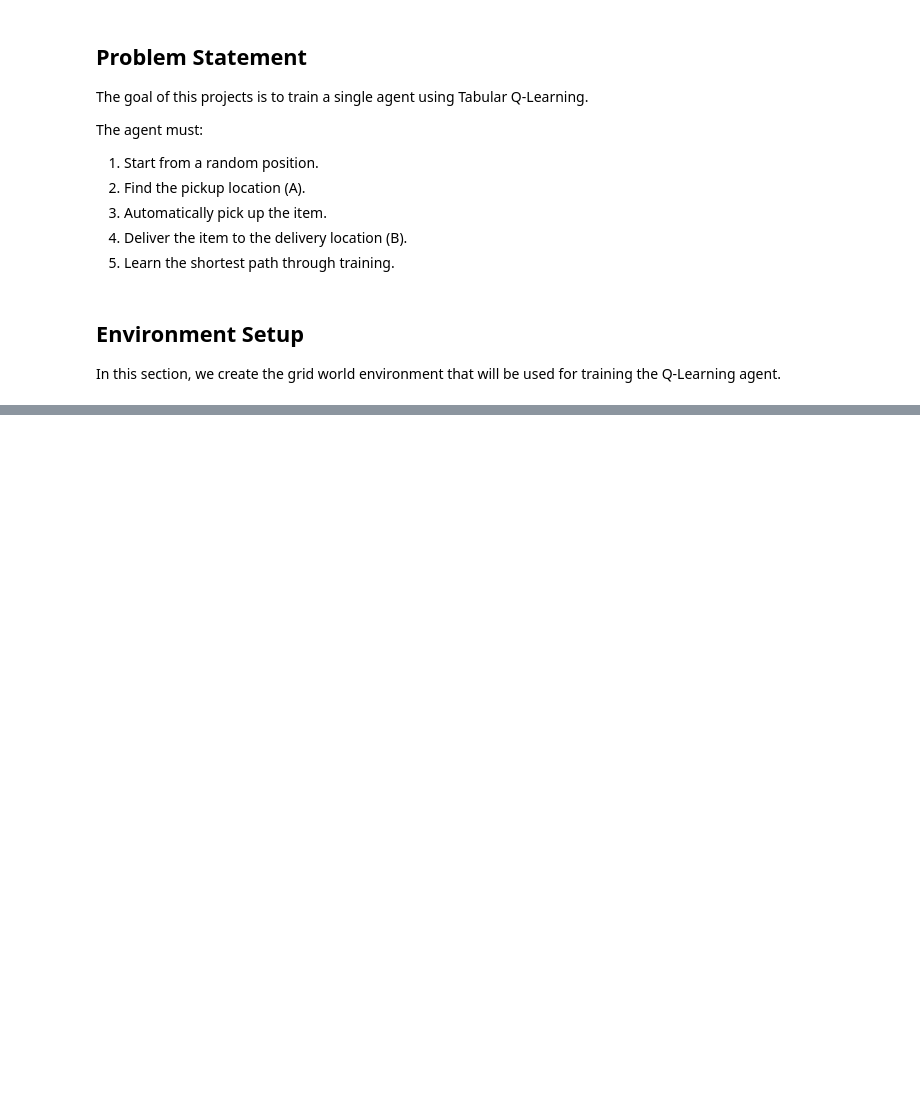
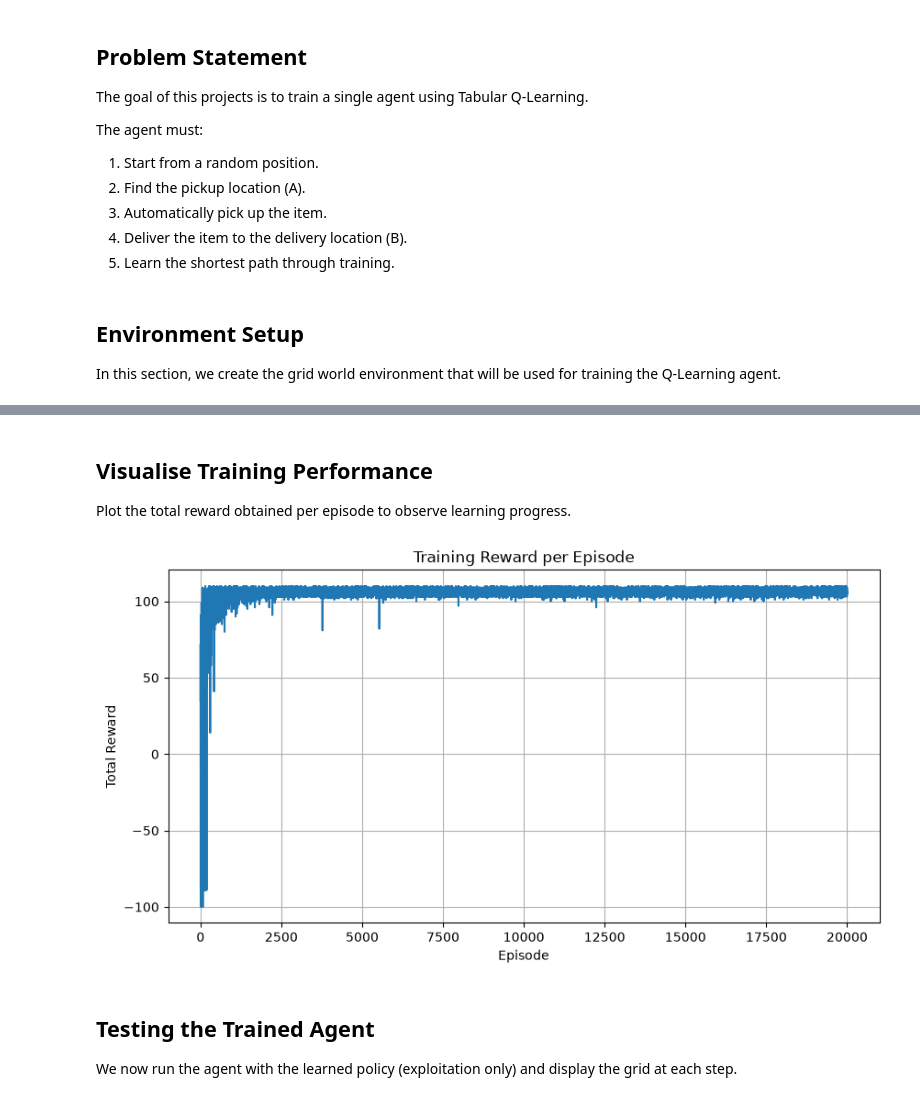
Before and after one commit to mostafizdev01/the-army-training-of-internship, a Jupyter notebook: tabular_q_learning_single_agent.ipynb, the cells around one changed output, grey strips where cells are left out. Drawn from its saved outputs; the diff is of its cells as text; code cells hidden in the pictures; blank space fills up the shorter version.

```diff
--- a/tabular_q_learning_single_agent.ipynb
+++ b/tabular_q_learning_single_agent.ipynb
@@ -271,4 +33,0 @@ print(pickup_index)
-# %%
-action = random.choice(ACTIONS)
-
-print("selected Action: ", action)
@@ -505,0 +78,3 @@ for episode in range(EPISODES):
+# %%
+q_table = np.zeros((TOTAL_STATES, TOTAL_ACTIONS))
+print("Q‑Table shape:", q_table.shape)
@@ -505,0 +86,29 @@ for episode in range(EPISODES):
+# %%
+def reset_environment():
+    """Generate random starting positions for robot and pickup, with fixed delivery at bottom‑right."""
+    has_package = False
+
+    robot_row = random.randint(0, GRID_SIZE - 1)
+    robot_col = random.randint(0, GRID_SIZE - 1)
+
+    pickup_row = random.randint(0, GRID_SIZE - 1)
+    pickup_col = random.randint(0, GRID_SIZE - 1)
+
+    delivery_row = GRID_SIZE - 1
+    delivery_col = GRID_SIZE - 1
+
+    # Ensure no overlap
+    while robot_row == pickup_row and robot_col == pickup_col:
+        pickup_row = random.randint(0, GRID_SIZE - 1)
+        pickup_col = random.randint(0, GRID_SIZE - 1)
+
+    while robot_row == delivery_row and robot_col == delivery_col:
+        robot_row = random.randint(0, GRID_SIZE - 1)
+        robot_col = random.randint(0, GRID_SIZE - 1)
+
+    while pickup_row == delivery_row and pickup_col == delivery_col:
+        pickup_row = random.randint(0, GRID_SIZE - 1)
+        pickup_col = random.randint(0, GRID_SIZE - 1)
+
+    return (robot_row, robot_col, pickup_row, pickup_col,
+            delivery_row, delivery_col, has_package)
@@ -505,0 +215,16 @@ for episode in range(EPISODES):
+# %% [markdown]
+## Visualise Training Performance
+Plot the total reward obtained per episode to observe learning progress.
+# %%
+plt.figure(figsize=(10, 5))
+plt.plot(episode_rewards)
+plt.title("Training Reward per Episode")
+plt.xlabel("Episode")
+plt.ylabel("Total Reward")
+plt.grid(True)
+plt.show()
+# %% [output]
+[figure, added]
+# %% [markdown]
+## Testing the Trained Agent
+We now run the agent with the learned policy (exploitation only) and display the grid at each step.
```
Also changed, not shown: parts of 50 cells of this notebook.
